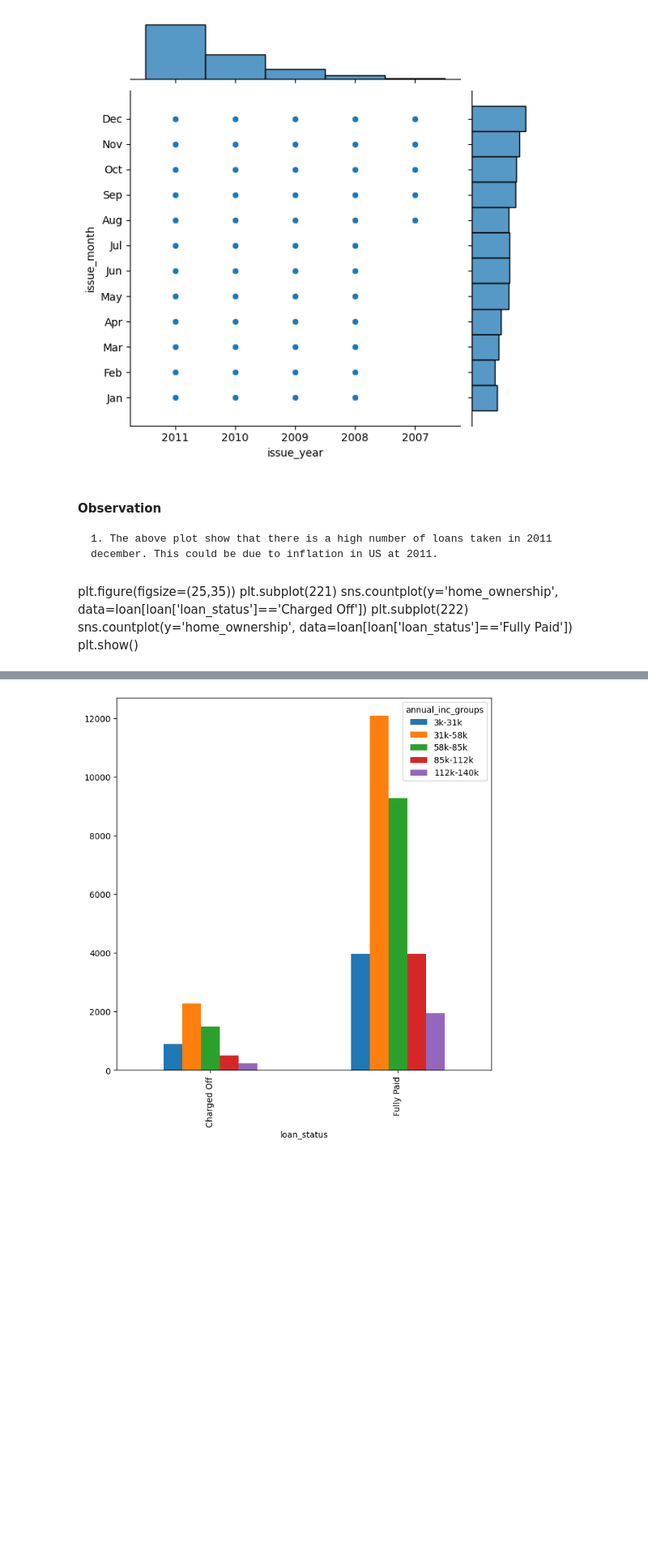
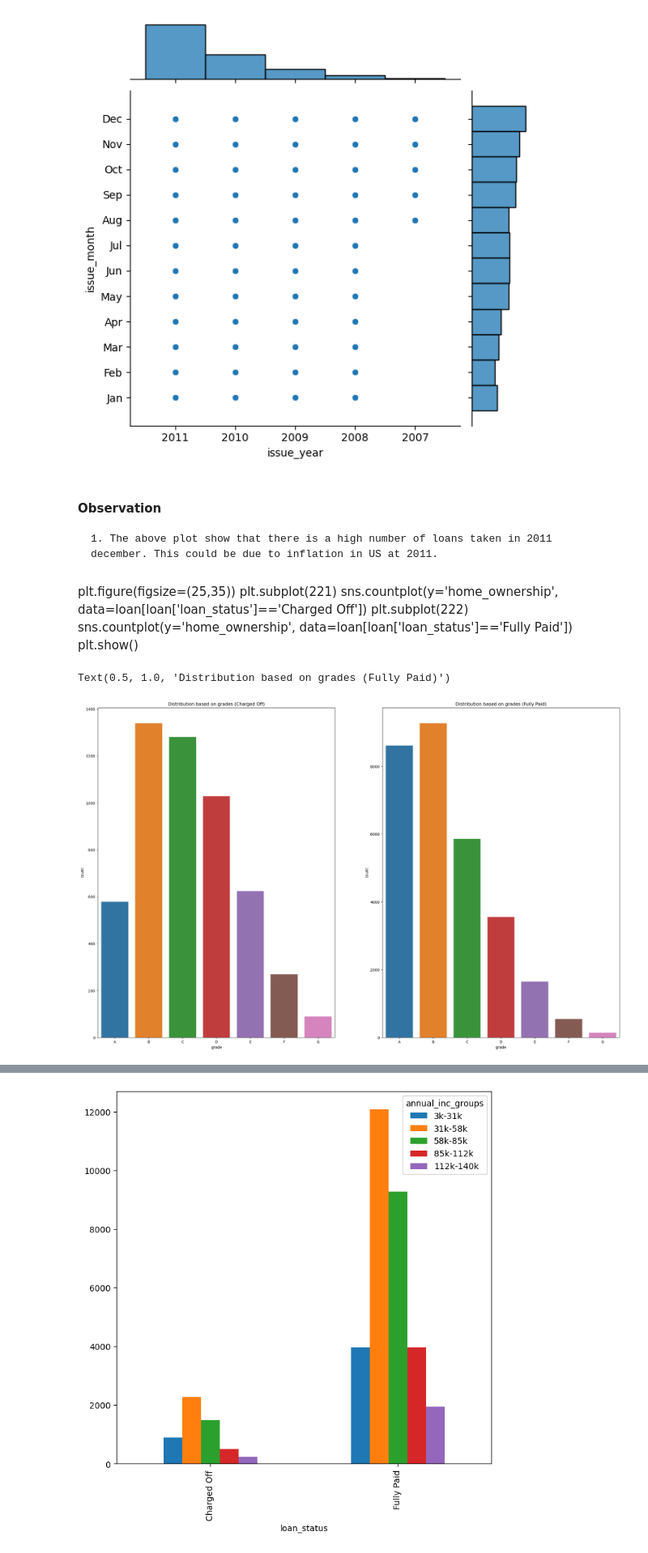
Before and after one commit to bharathsanjai/lending-club-case-study, a Jupyter notebook: bharathveer_ks.ipynb, the cells around one changed output, grey strips where cells are left out. Shown at 81% size. Drawn from its saved outputs; the diff is of its cells as text; code cells hidden in the pictures; blank space fills up the shorter version.

```diff
--- a/bharathveer_ks.ipynb
+++ b/bharathveer_ks.ipynb
@@ -662,16 +662,29 @@ sns.jointplot(data = loan[loan['loan_status'] == 'Charged Off'], x = 'issue_year
 plt.show()
 # %% [output]
 [figure]
-# %% [markdown]
-#### Observation
-    1. The above plot show that there is a high number of loans taken in 2011 december. This could be due to inflation in US at 2011.
-# %% [markdown]
-plt.figure(figsize=(25,35))
-plt.subplot(221)
-sns.countplot(y='home_ownership', data=loan[loan['loan_status']=='Charged Off'])
-plt.subplot(222)
-sns.countplot(y='home_ownership', data=loan[loan['loan_status']=='Fully Paid'])
-plt.show()
+# %% [markdown]
+#### Observation
+    1. The above plot show that there is a high number of loans taken in 2011 december. This could be due to inflation in US at 2011.
+# %% [markdown]
+plt.figure(figsize=(25,35))
+plt.subplot(221)
+sns.countplot(y='home_ownership', data=loan[loan['loan_status']=='Charged Off'])
+plt.subplot(222)
+sns.countplot(y='home_ownership', data=loan[loan['loan_status']=='Fully Paid'])
+plt.show()
+# %%
+plt.figure(figsize=(25,35))
+plt.subplot(221)
+ordered_grade = ['A','B','C','D','E','F','G']
+ax = sns.countplot(x='grade', data=loan[loan['loan_status'] == 'Charged Off'], order=ordered_grade)
+plt.title("Distribution based on grades (Charged Off)")
+plt.subplot(222)
+ordered_grade = ['A','B','C','D','E','F','G']
+ax = sns.countplot(x='grade', data=loan[loan['loan_status'] == 'Fully Paid'], order=ordered_grade)
+plt.title("Distribution based on grades (Fully Paid)")
+# %% [output]
+Text(0.5, 1.0, 'Distribution based on grades (Fully Paid)')
+[figure, added]
 # %%
 plt.figure(figsize=(25,35))
 plt.subplot(221)
```
Also changed, not shown: parts of 28 cells of this notebook.
